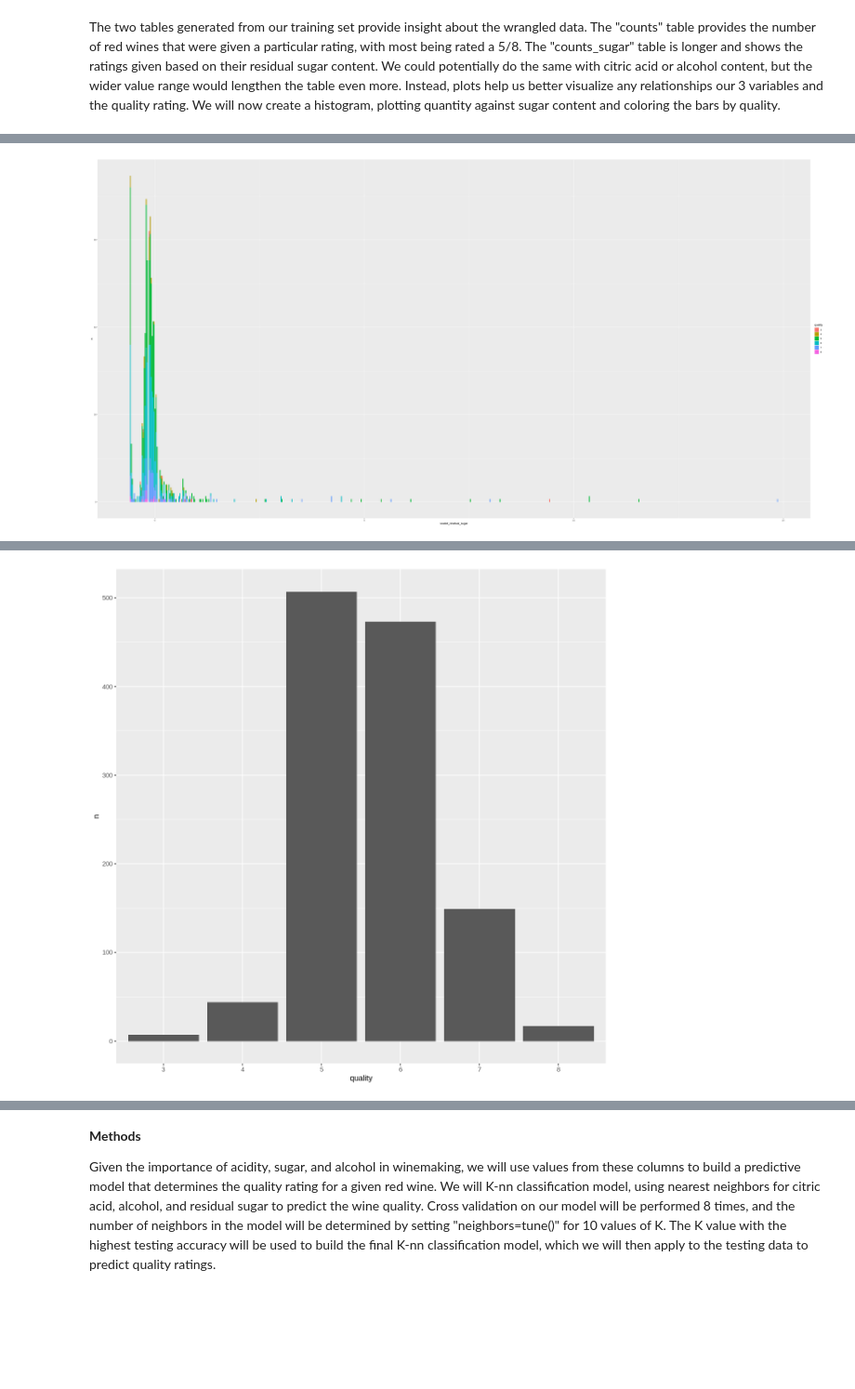
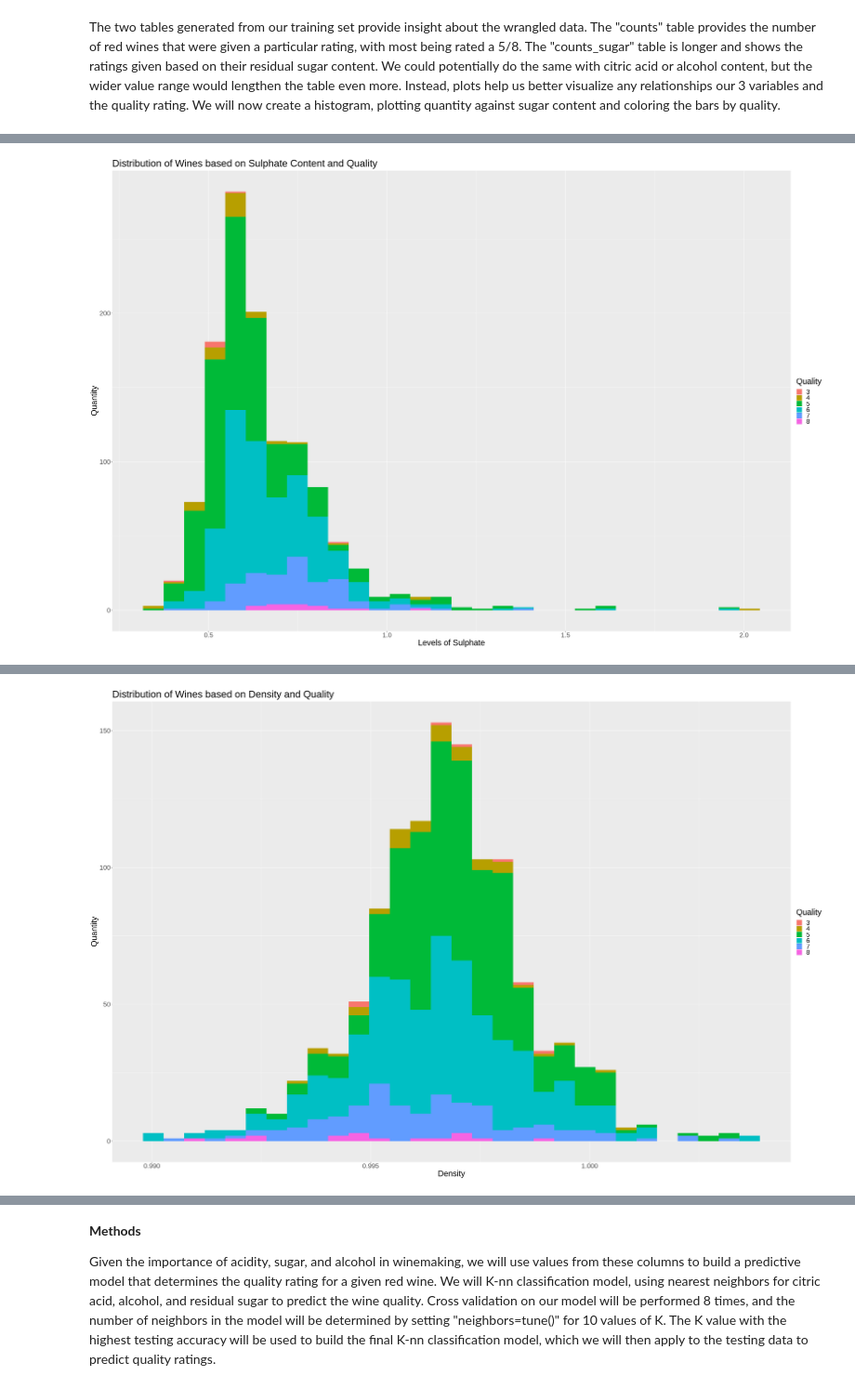
Before and after one commit to trushaan/f1_project_dsci100_163, a Jupyter notebook: proposal.ipynb, the cells around one changed output, grey strips where cells are left out. Shown at 93% size. Saved outputs shown, nothing was run; the diff lists cells and outputs as text; code cells hidden in the pictures; blank space fills up the shorter version.

Commit message:
added final graphs

```diff
--- a/proposal.ipynb
+++ b/proposal.ipynb
@@ -135,10 +131,16 @@ ERROR: Error in `group_by()`:
 # %% [markdown]
 The two tables generated from our training set provide insight about the wrangled data. The "counts" table provides the number of red wines that were given a particular rating, with most being rated a 5/8. The "counts_sugar" table is longer and shows the ratings given based on their residual sugar content. We could potentially do the same with citric acid or alcohol content, but the wider value range would lengthen the table even more. Instead, plots help us better visualize any relationships our 3 variables and the quality rating. We will now create a histogram, plotting quantity against sugar content and coloring the bars by quality.
 # %%
-options(repr.plot.width = 40, repr.plot.height = 20)
- sugar_plot <- ggplot(counts_sugar, aes(x=scaled_residual_sugar, y =n, fill=quality)) + geom_histogram(stat="identity")
-sugar_plot
+options(repr.plot.width = 30, repr.plot.height = 20)
+
+
+ sulphur_plot <- ggplot(red_train, aes(x=sulphates, fill=quality)) + geom_histogram() + xlab("Levels of Sulphate") +
+ylab("Quantity") +labs(fill="Quality") + ggtitle("Distribution of Wines based on Sulphate Content and Quality") + theme(text = element_text(size = 24))
+sulphur_plot
+density_plot <- ggplot(red_train, aes(x=density, fill=quality)) + geom_histogram() + xlab("Density") +
+ylab("Quantity") +labs(fill="Quality") + ggtitle("Distribution of Wines based on Density and Quality") + theme(text = element_text(size = 24))
+density_plot
 options(repr.plot.width = 10, repr.plot.height = 10)
- count_plot <- ggplot(counts, aes(x=quality, y =n)) + geom_histogram(stat="identity")
+ count_plot <- ggplot(counts, aes(x=quality, y =n)) + geom_histogram(stat="identity") + ggtitle("Counts of all Ratings") + ylab("Quantity") +xlab("Quality Rating") + theme(text = element_text(size = 24))
 count_plot
 # %% [output]
@@ -149 +150 @@ Warning message:
-[figure, old version]
+[figure, new version]
@@ -150 +153 @@ Warning message:
-[figure, old version]
+[figure, new version]
```
Also changed, not shown: parts of 9 cells of this notebook.
